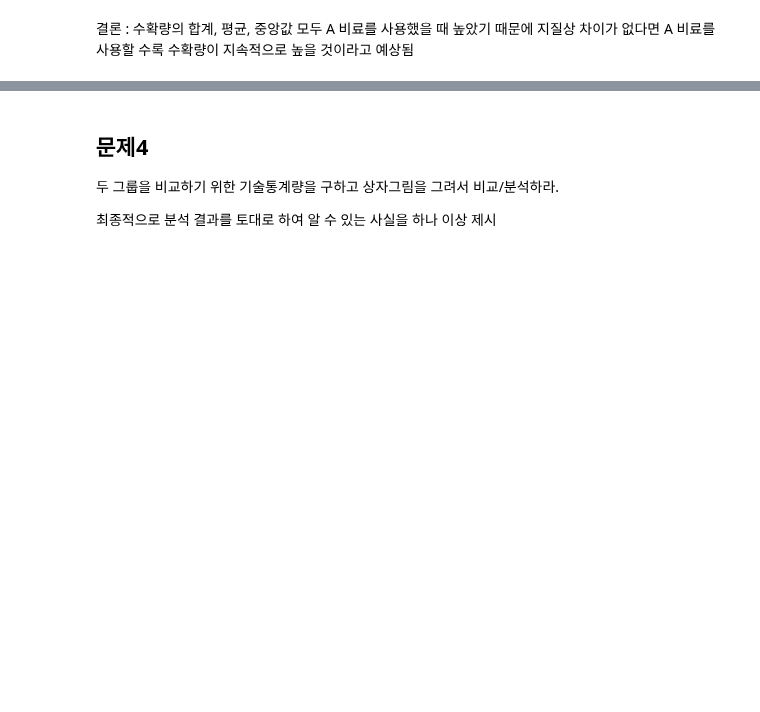
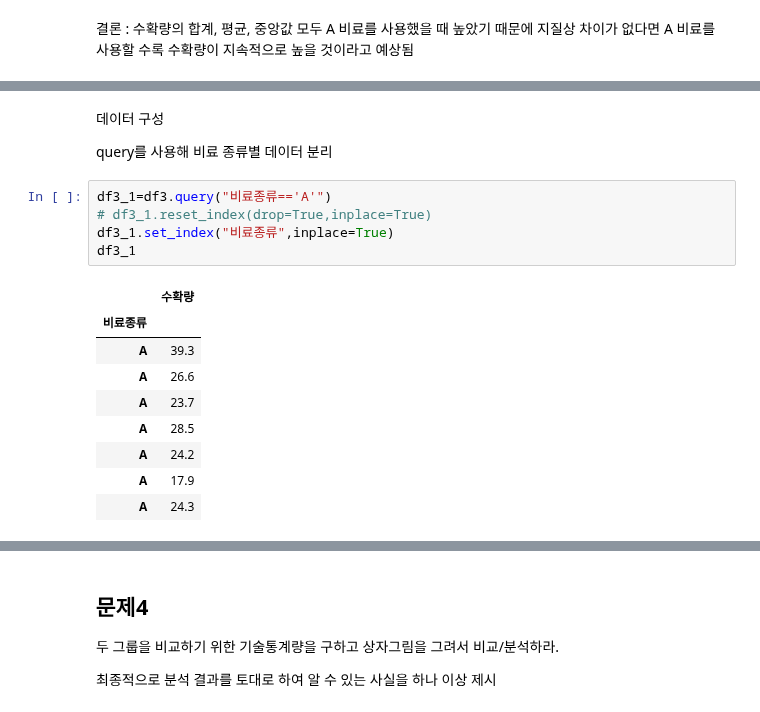
Before and after one commit to jaekim3220/jupyter, a Jupyter notebook: D. 탐색적 데이터 분석/02. 기술통계/연습문제(1).ipynb, the cells around one changed output, grey strips where cells are left out. Cells and saved outputs as stored; diff of their text form; blank space fills up the shorter version.

```diff
--- a/D. 탐색적 데이터 분석/02. 기술통계/연습문제(1).ipynb
+++ b/D. 탐색적 데이터 분석/02. 기술통계/연습문제(1).ipynb
@@ -370,0 +389,19 @@ plt.close()
+# %% [markdown]
+데이터 구성
+
+query를 사용해 비료 종류별 데이터 분리
+# %%
+df3_1=df3.query("비료종류=='A'")
+# df3_1.reset_index(drop=True,inplace=True)
+df3_1.set_index("비료종류",inplace=True)
+df3_1
+# %% [output]
+|  | 수확량 |
+| 비료종류 |  |
+| A | 39.3 |
+| A | 26.6 |
+| A | 23.7 |
+| A | 28.5 |
+| A | 24.2 |
+| A | 17.9 |
+| A | 24.3 |
```
Also changed, not shown: parts of 6 cells of this notebook.
